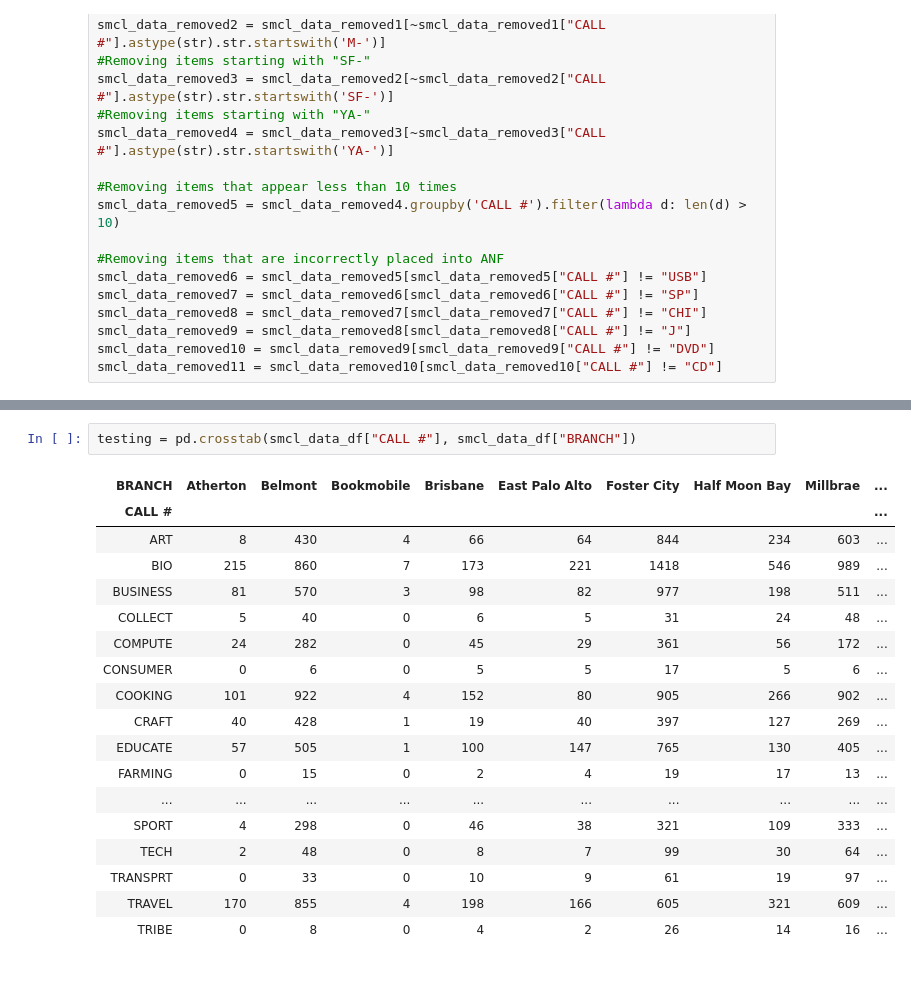
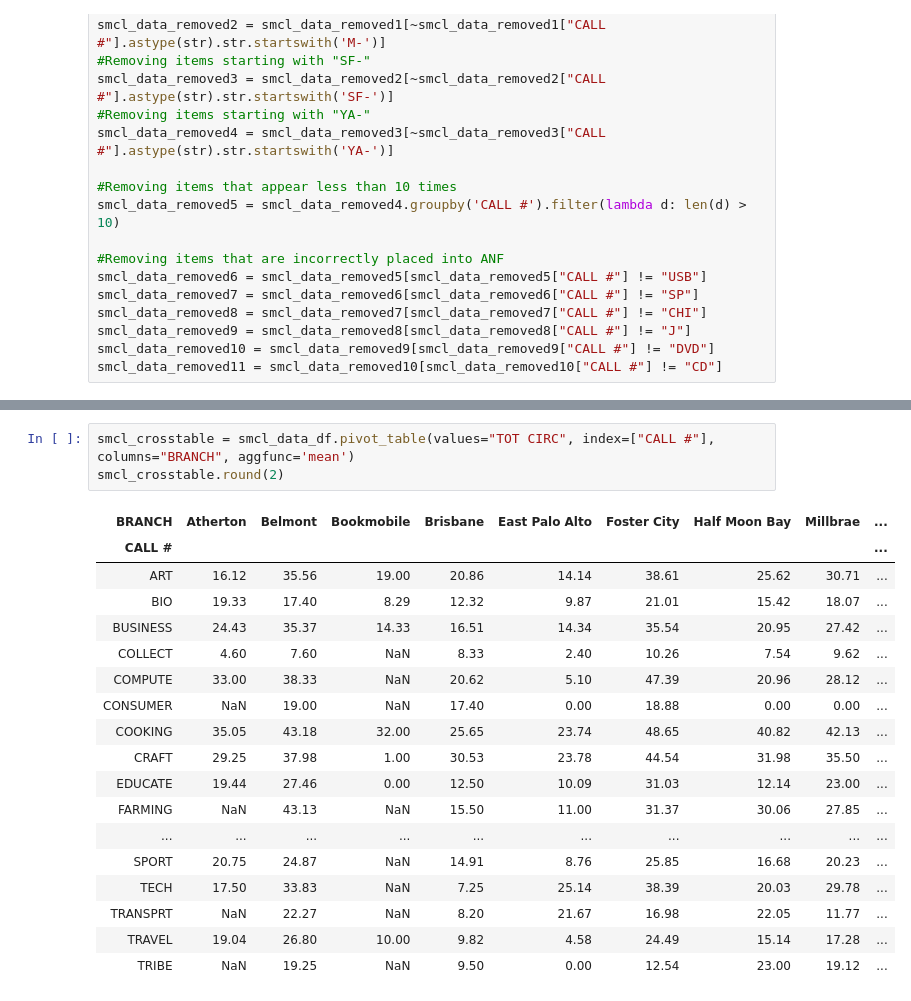
Before and after one commit to Duong-Luu/Library-Circulation-Data-Project, a Jupyter notebook: Library_Project1.ipynb, the cells around one changed output, grey strips where cells are left out. Saved outputs shown, nothing was run; the diff lists cells and outputs as text.

Commit message:
new way of looking at a crosstable

```diff
--- a/Library_Project1.ipynb
+++ b/Library_Project1.ipynb
@@ -120,24 +104,25 @@ smcl_data_df.head()
 | 2 | Foster City | Encyclopedia of birds / | NaN | 1998 | NATURE | 40 | 23 | 63 | - | ... |
 | 3 | Millbrae | Encyclopedia of birds / | NaN | 1998 | NATURE | 17 | 9 | 26 | - | ... |
 | 4 | East Palo Alto | Caribbean and African cooking / | Grant, Rosamund. | 1998 | COOKING | 8 | 8 | 16 | m | ... |
-# %%
-testing = pd.crosstab(smcl_data_df["CALL #"], smcl_data_df["BRANCH"])
-# %% [output]
-| BRANCH | Atherton | Belmont | Bookmobile | Brisbane | East Palo Alto | Foster City | Half Moon Bay | Millbrae | ... |
-| CALL # |  |  |  |  |  |  |  |  | ... |
-| ART | 8 | 430 | 4 | 66 | 64 | 844 | 234 | 603 | ... |
-| BIO | 215 | 860 | 7 | 173 | 221 | 1418 | 546 | 989 | ... |
-| BUSINESS | 81 | 570 | 3 | 98 | 82 | 977 | 198 | 511 | ... |
-| COLLECT | 5 | 40 | 0 | 6 | 5 | 31 | 24 | 48 | ... |
-| COMPUTE | 24 | 282 | 0 | 45 | 29 | 361 | 56 | 172 | ... |
-| CONSUMER | 0 | 6 | 0 | 5 | 5 | 17 | 5 | 6 | ... |
-| COOKING | 101 | 922 | 4 | 152 | 80 | 905 | 266 | 902 | ... |
-| CRAFT | 40 | 428 | 1 | 19 | 40 | 397 | 127 | 269 | ... |
-| EDUCATE | 57 | 505 | 1 | 100 | 147 | 765 | 130 | 405 | ... |
-| FARMING | 0 | 15 | 0 | 2 | 4 | 19 | 17 | 13 | ... |
-| ... | ... | ... | ... | ... | ... | ... | ... | ... | ... |
-| SPORT | 4 | 298 | 0 | 46 | 38 | 321 | 109 | 333 | ... |
-| TECH | 2 | 48 | 0 | 8 | 7 | 99 | 30 | 64 | ... |
-| TRANSPRT | 0 | 33 | 0 | 10 | 9 | 61 | 19 | 97 | ... |
-| TRAVEL | 170 | 855 | 4 | 198 | 166 | 605 | 321 | 609 | ... |
-| TRIBE | 0 | 8 | 0 | 4 | 2 | 26 | 14 | 16 | ... |
+# %%
+smcl_crosstable = smcl_data_df.pivot_table(values="TOT CIRC", index=["CALL #"], columns="BRANCH", aggfunc='mean')
+smcl_crosstable.round(2)
+# %% [output]
+| BRANCH | Atherton | Belmont | Bookmobile | Brisbane | East Palo Alto | Foster City | Half Moon Bay | Millbrae | ... |
+| CALL # |  |  |  |  |  |  |  |  | ... |
+| ART | 16.12 | 35.56 | 19.00 | 20.86 | 14.14 | 38.61 | 25.62 | 30.71 | ... |
+| BIO | 19.33 | 17.40 | 8.29 | 12.32 | 9.87 | 21.01 | 15.42 | 18.07 | ... |
+| BUSINESS | 24.43 | 35.37 | 14.33 | 16.51 | 14.34 | 35.54 | 20.95 | 27.42 | ... |
+| COLLECT | 4.60 | 7.60 | NaN | 8.33 | 2.40 | 10.26 | 7.54 | 9.62 | ... |
+| COMPUTE | 33.00 | 38.33 | NaN | 20.62 | 5.10 | 47.39 | 20.96 | 28.12 | ... |
+| CONSUMER | NaN | 19.00 | NaN | 17.40 | 0.00 | 18.88 | 0.00 | 0.00 | ... |
+| COOKING | 35.05 | 43.18 | 32.00 | 25.65 | 23.74 | 48.65 | 40.82 | 42.13 | ... |
+| CRAFT | 29.25 | 37.98 | 1.00 | 30.53 | 23.78 | 44.54 | 31.98 | 35.50 | ... |
+| EDUCATE | 19.44 | 27.46 | 0.00 | 12.50 | 10.09 | 31.03 | 12.14 | 23.00 | ... |
+| FARMING | NaN | 43.13 | NaN | 15.50 | 11.00 | 31.37 | 30.06 | 27.85 | ... |
+| ... | ... | ... | ... | ... | ... | ... | ... | ... | ... |
+| SPORT | 20.75 | 24.87 | NaN | 14.91 | 8.76 | 25.85 | 16.68 | 20.23 | ... |
+| TECH | 17.50 | 33.83 | NaN | 7.25 | 25.14 | 38.39 | 20.03 | 29.78 | ... |
+| TRANSPRT | NaN | 22.27 | NaN | 8.20 | 21.67 | 16.98 | 22.05 | 11.77 | ... |
+| TRAVEL | 19.04 | 26.80 | 10.00 | 9.82 | 4.58 | 24.49 | 15.14 | 17.28 | ... |
+| TRIBE | NaN | 19.25 | NaN | 9.50 | 0.00 | 12.54 | 23.00 | 19.12 | ... |
```
Also changed, not shown: parts of 1 cell of this notebook.
